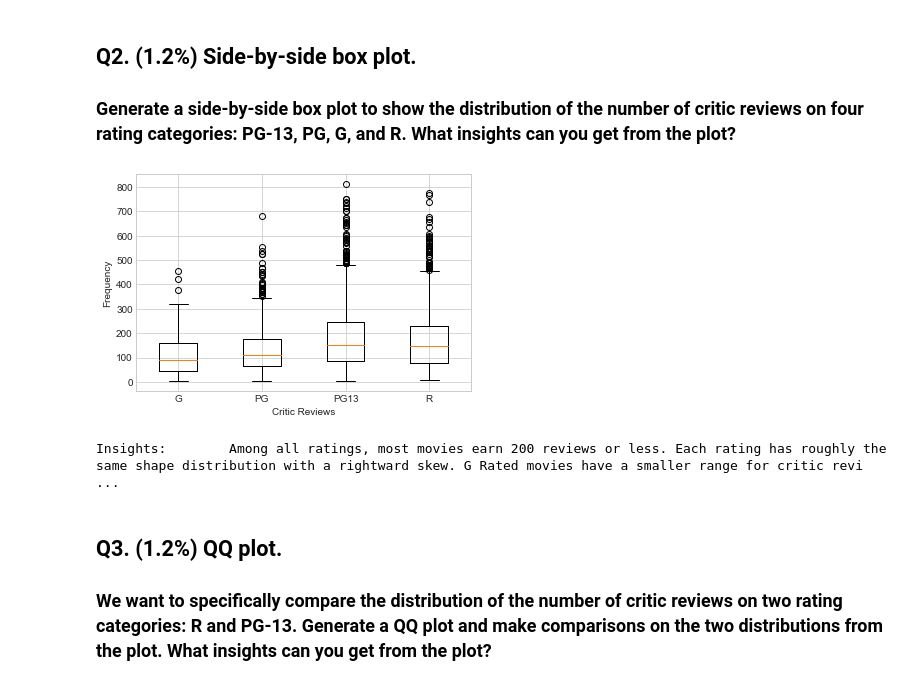
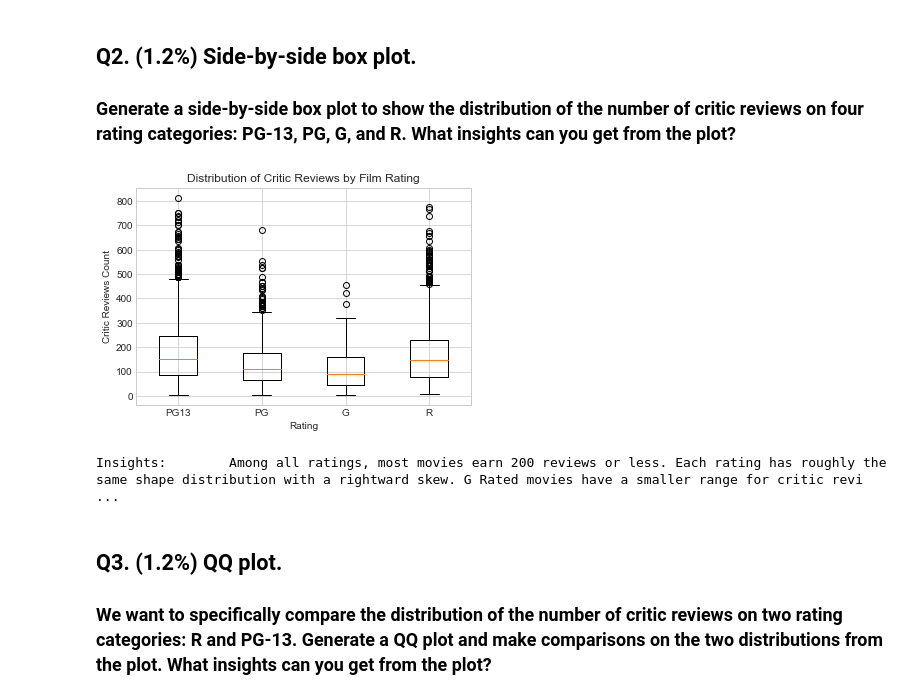
Before and after one commit to carlit-os/datasci_hw2_plots, a Jupyter notebook: HW2.ipynb, the cells around one changed output. Saved outputs shown, nothing was run; the diff lists cells and outputs as text; code cells hidden in the pictures.

```diff
--- a/HW2.ipynb
+++ b/HW2.ipynb
@@ -54,40 +54,46 @@ df_Rrated = df_im[df_im["content_rating"] == "R"]
 df_gCritics = df_Grated["num_critic_for_reviews"]
 df_pgCritics = df_PGrated["num_critic_for_reviews"]
 df_pg13Critics = df_pg13rated["num_critic_for_reviews"]
 df_rCritics = df_Rrated["num_critic_for_reviews"]
 
 ratingData = {} #hashmap to hold all box plots
 
-gCritics = df_gCritics.tolist()
-ratingData["G"]=gCritics
+
+pg13Critics = df_pg13Critics.tolist()
+ratingData["PG13"]=pg13Critics
 
 pgCritics  = df_pgCritics.tolist()
 ratingData["PG"]=pgCritics
 
-pg13Critics = df_pg13Critics.tolist()
-ratingData["PG13"]=pg13Critics
+
+
+gCritics = df_gCritics.tolist()
+ratingData["G"]=gCritics
+
+
 
 rCritics = df_rCritics.tolist()
 ratingData["R"]=rCritics
 
 fig,ax = plt.subplots()
 
 ax.boxplot(ratingData.values())
 ax.set_xticklabels(ratingData.keys())
 
 
-plt.xlabel('Critic Reviews')
-plt.ylabel("Frequency")
+plt.xlabel('Rating')
+plt.ylabel("Critic Reviews Count")
+plt.title("Distribution of Critic Reviews by Film Rating")
 
 plt.show()
 
 
 
 ##TODO change to boxplots
 insights = 'Among all ratings, most movies earn 200 reviews or less. Each rating has roughly the same shape distribution with a rightward skew. G Rated movies have a smaller range for critic review counts, capping at just over 400. '
 print('Insights:\t', insights)
 # %% [output]
-[figure, old version]
+[figure, new version]
 Insights:        Among all ratings, most movies earn 200 reviews or less. Each rating has roughly the same shape distribution with a rightward skew. G Rated movies have a smaller range for critic revi ...
 # %% [markdown]
 ## Q3. (1.2%) QQ plot.
```
Also changed, not shown: parts of 1 cell of this notebook.
